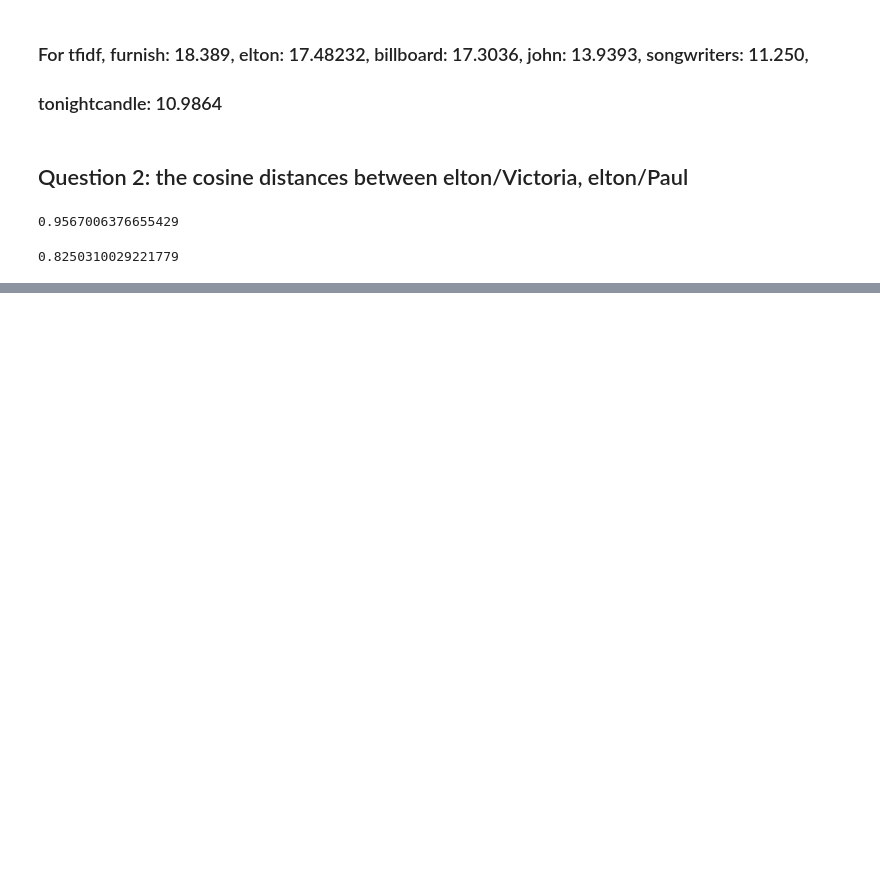
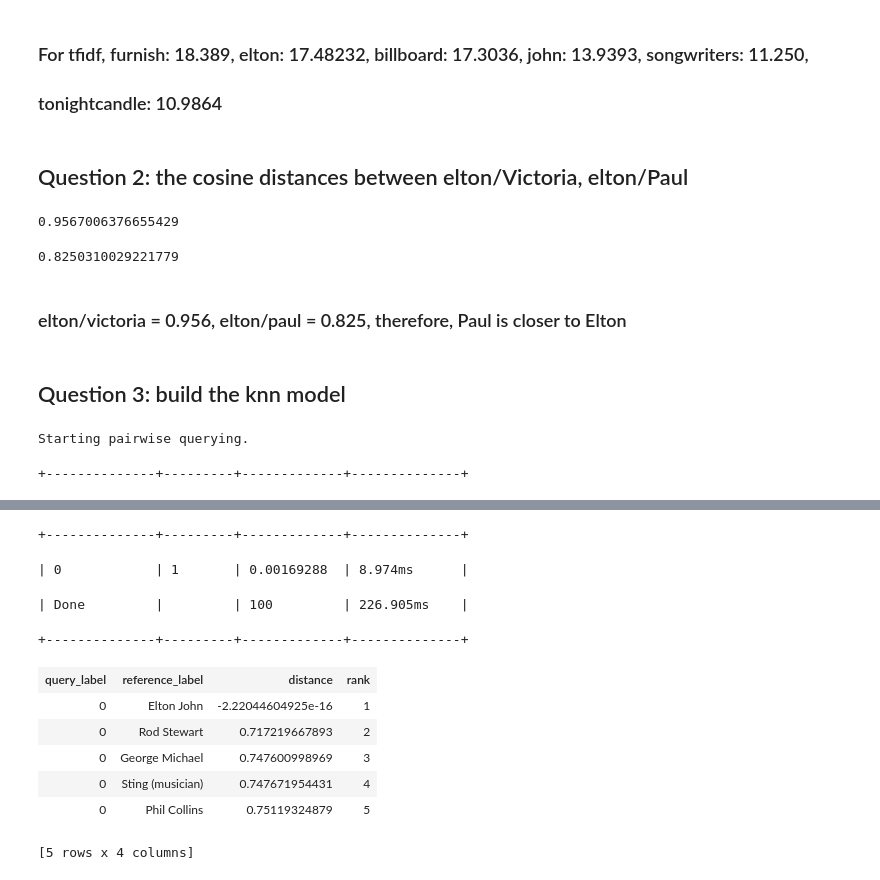
Before and after one commit to SYYoung/UW_MachineLearning, a Jupyter notebook: Course1/Week 4/Assg4.ipynb, the cells around one changed output, grey strips where cells are left out. Cells and saved outputs as stored; diff of their text form; code cells hidden in the pictures; blank space fills up the shorter version.

```diff
--- a/Course1/Week 4/Assg4.ipynb
+++ b/Course1/Week 4/Assg4.ipynb
@@ -153,0 +152,9 @@ graphlab.distances.cosine(elton['tfidf'][0], paul['tfidf'][0])
+# %% [markdown]
+### elton/victoria = 0.956, elton/paul = 0.825, therefore, Paul is closer to Elton
+# %% [markdown]
+## Question 3: build the knn model
+# %%
+knn_model_tfidf.query(elton)
+# %% [output]
+Starting pairwise querying.
++--------------+---------+-------------+--------------+
@@ -153,0 +162,11 @@ graphlab.distances.cosine(elton['tfidf'][0], paul['tfidf'][0])
++--------------+---------+-------------+--------------+
+| 0            | 1       | 0.00169288  | 8.974ms      |
+| Done         |         | 100         | 226.905ms    |
++--------------+---------+-------------+--------------+
+| query_label | reference_label | distance | rank |
+| 0 | Elton John | -2.22044604925e-16 | 1 |
+| 0 | Rod Stewart | 0.717219667893 | 2 |
+| 0 | George Michael | 0.747600998969 | 3 |
+| 0 | Sting (musician) | 0.747671954431 | 4 |
+| 0 | Phil Collins | 0.75119324879 | 5 |
+[5 rows x 4 columns]
```
Also changed, not shown: parts of 4 cells of this notebook.
